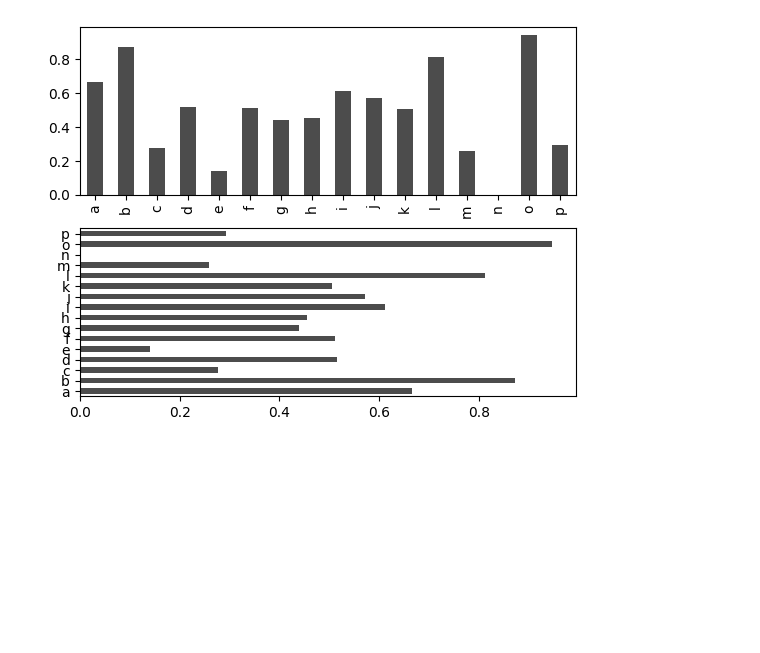
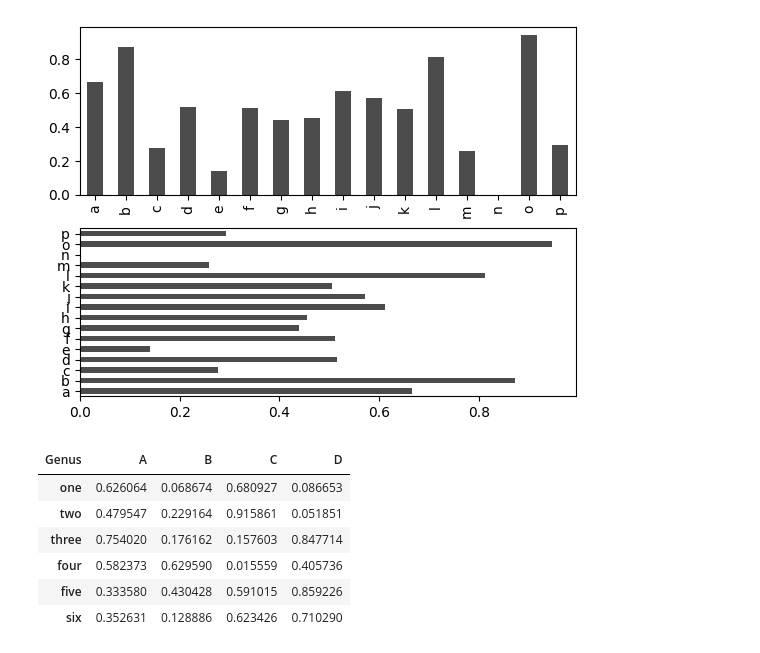
Before and after one commit to roberthsu2003/__2024_10_15__gjun_ai__, a Jupyter notebook: lesson20/lesson20_4.ipynb, the cells around one changed output. Saved outputs shown, nothing was run; the diff lists cells and outputs as text; code cells hidden in the pictures; blank space fills up the shorter version.

```diff
--- a/lesson20/lesson20_4.ipynb
+++ b/lesson20/lesson20_4.ipynb
@@ -20,3 +20,16 @@ series.plot.barh(ax=axes[1], color='k', alpha=0.7)
 # %% [output]
 <Axes: >
 [figure]
+# %%
+df = pd.DataFrame(np.random.rand(6,4),
+             index=['one','two','three','four','five','six'],
+             columns=pd.Index(['A', 'B', 'C', 'D'],name='Genus'))
+df
+# %% [output]
+| Genus | A | B | C | D |
+| one | 0.626064 | 0.068674 | 0.680927 | 0.086653 |
+| two | 0.479547 | 0.229164 | 0.915861 | 0.051851 |
+| three | 0.754020 | 0.176162 | 0.157603 | 0.847714 |
+| four | 0.582373 | 0.629590 | 0.015559 | 0.405736 |
+| five | 0.333580 | 0.430428 | 0.591015 | 0.859226 |
+| six | 0.352631 | 0.128886 | 0.623426 | 0.710290 |
```
Also changed, not shown: parts of 2 cells of this notebook.
